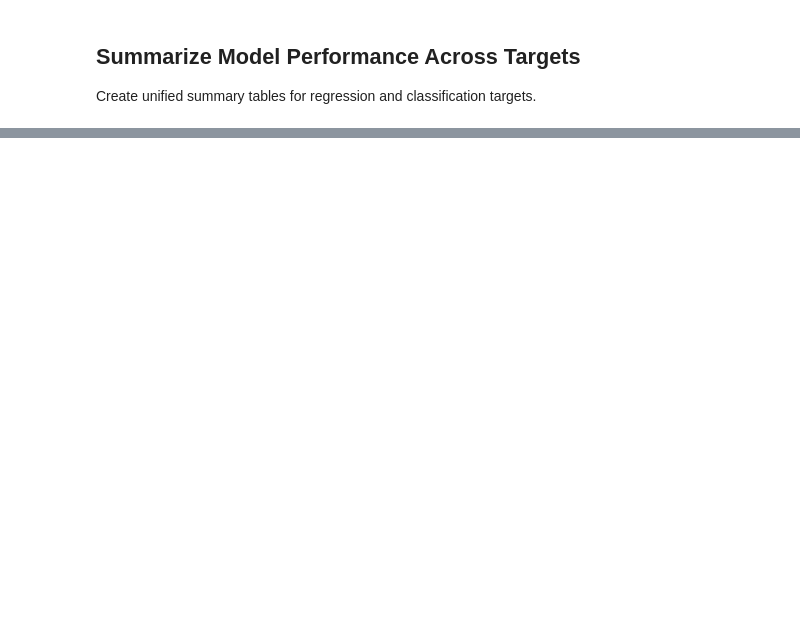
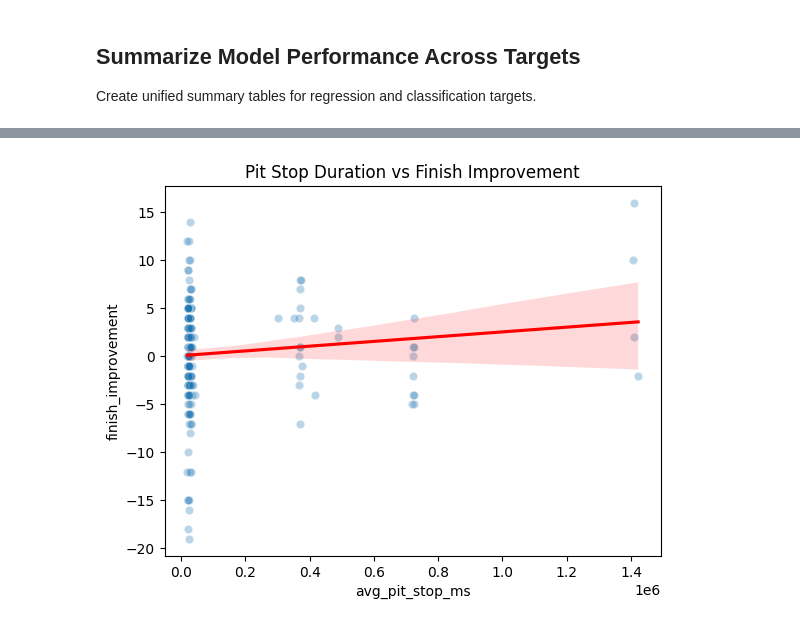
Before and after one commit to blackpaigestone/f1-worldchamp, a Jupyter notebook: 04_race_strategy_and_pit_stop_modeling.ipynb, the cells around one changed output, grey strips where cells are left out. Drawn from its saved outputs; the diff is of its cells as text; code cells hidden in the pictures; blank space fills up the shorter version.

```diff
--- a/04_race_strategy_and_pit_stop_modeling.ipynb
+++ b/04_race_strategy_and_pit_stop_modeling.ipynb
@@ -629,0 +727,20 @@ classification_summary
+# %%
+import seaborn as sns
+
+sns.scatterplot(
+    x=all_results["finish_improvement"]["prepared"]["X_test"]["avg_pit_stop_ms"],
+    y=all_results["finish_improvement"]["prepared"]["y_test"],
+    alpha=0.3
+)
+
+sns.regplot(
+    x=all_results["finish_improvement"]["prepared"]["X_test"]["avg_pit_stop_ms"],
+    y=all_results["finish_improvement"]["prepared"]["y_test"],
+    scatter=False,
+    color="red"
+)
+
+plt.title("Pit Stop Duration vs Finish Improvement")
+plt.show()
+# %% [output]
+[figure, added]
```
Also changed, not shown: parts of 29 cells of this notebook.
